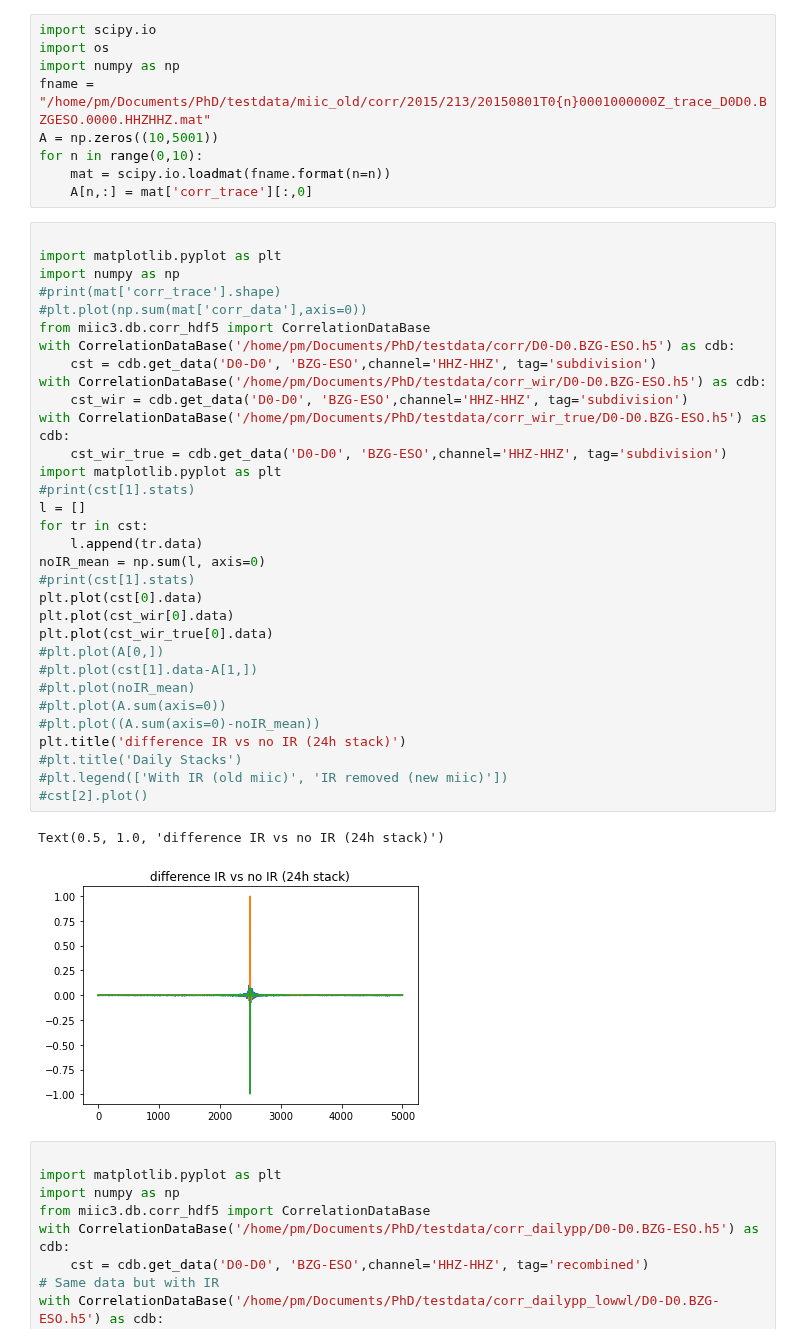
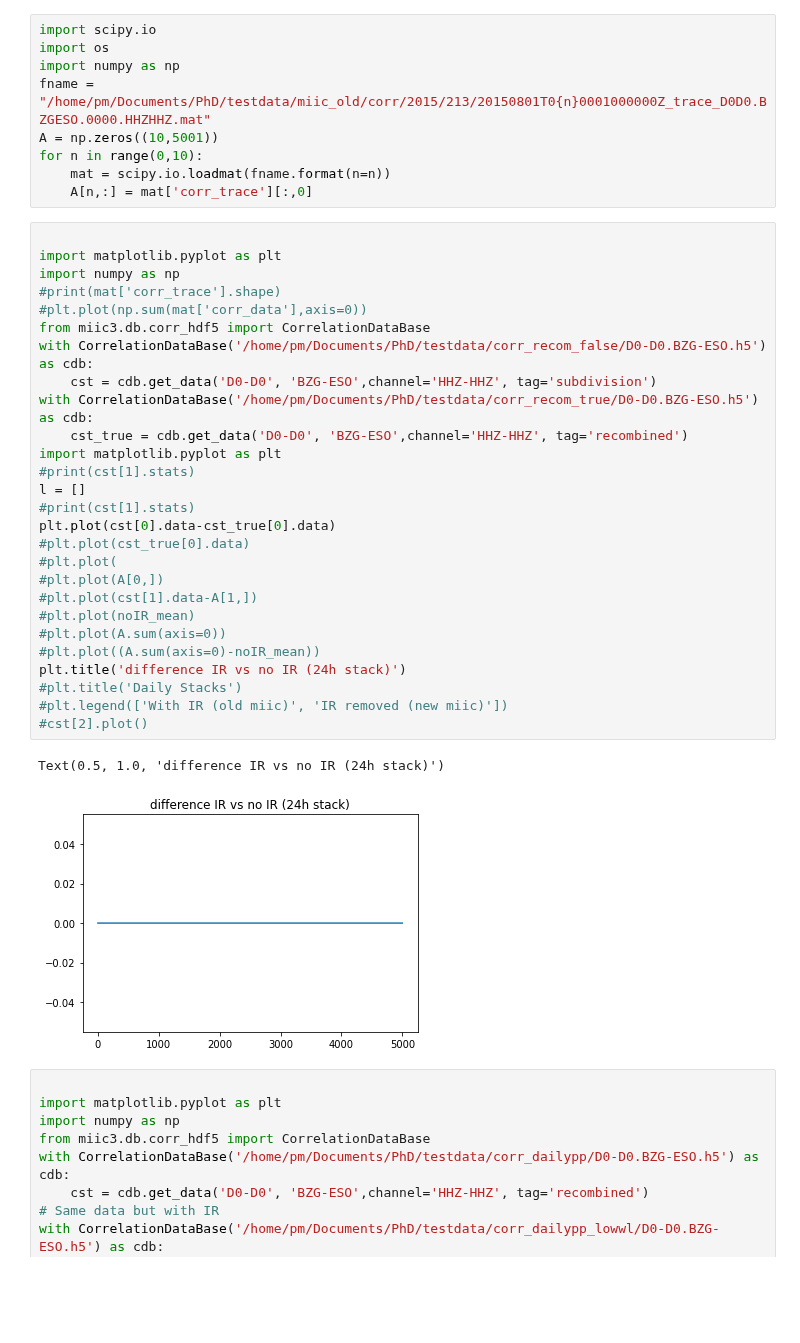
Before and after one commit to PeterMakus/SeisMIC, a Jupyter notebook: testnb.ipynb, the cells around one changed output. Saved outputs shown, nothing was run; the diff lists cells and outputs as text; blank space fills up the shorter version.

```diff
--- a/testnb.ipynb
+++ b/testnb.ipynb
@@ -71,38 +71,33 @@ for n in range(0,10):
 # %%
 
 import matplotlib.pyplot as plt
 import numpy as np
 #print(mat['corr_trace'].shape)
 #plt.plot(np.sum(mat['corr_data'],axis=0))
 from miic3.db.corr_hdf5 import CorrelationDataBase
-with CorrelationDataBase('/home/pm/Documents/PhD/testdata/corr/D0-D0.BZG-ESO.h5') as cdb:
+with CorrelationDataBase('/home/pm/Documents/PhD/testdata/corr_recom_false/D0-D0.BZG-ESO.h5') as cdb:
     cst = cdb.get_data('D0-D0', 'BZG-ESO',channel='HHZ-HHZ', tag='subdivision')
-with CorrelationDataBase('/home/pm/Documents/PhD/testdata/corr_wir/D0-D0.BZG-ESO.h5') as cdb:
-    cst_wir = cdb.get_data('D0-D0', 'BZG-ESO',channel='HHZ-HHZ', tag='subdivision')
-with CorrelationDataBase('/home/pm/Documents/PhD/testdata/corr_wir_true/D0-D0.BZG-ESO.h5') as cdb:
-    cst_wir_true = cdb.get_data('D0-D0', 'BZG-ESO',channel='HHZ-HHZ', tag='subdivision')
+with CorrelationDataBase('/home/pm/Documents/PhD/testdata/corr_recom_true/D0-D0.BZG-ESO.h5') as cdb:
+    cst_true = cdb.get_data('D0-D0', 'BZG-ESO',channel='HHZ-HHZ', tag='recombined')
 import matplotlib.pyplot as plt
 #print(cst[1].stats)
 l = []
-for tr in cst:
-    l.append(tr.data)
-noIR_mean = np.sum(l, axis=0)
 #print(cst[1].stats)
-plt.plot(cst[0].data)
-plt.plot(cst_wir[0].data)
-plt.plot(cst_wir_true[0].data)
+plt.plot(cst[0].data-cst_true[0].data)
+#plt.plot(cst_true[0].data)
+#plt.plot(
 #plt.plot(A[0,])
 #plt.plot(cst[1].data-A[1,])
 #plt.plot(noIR_mean)
 #plt.plot(A.sum(axis=0))
 #plt.plot((A.sum(axis=0)-noIR_mean))
 plt.title('difference IR vs no IR (24h stack)')
 #plt.title('Daily Stacks')
 #plt.legend(['With IR (old miic)', 'IR removed (new miic)'])
 #cst[2].plot()
 # %% [output]
 Text(0.5, 1.0, 'difference IR vs no IR (24h stack)')
-[figure, old version]
+[figure, new version]
 # %%
 
 import matplotlib.pyplot as plt
```
Also changed, not shown: parts of 2 cells of this notebook, 2 other files.
